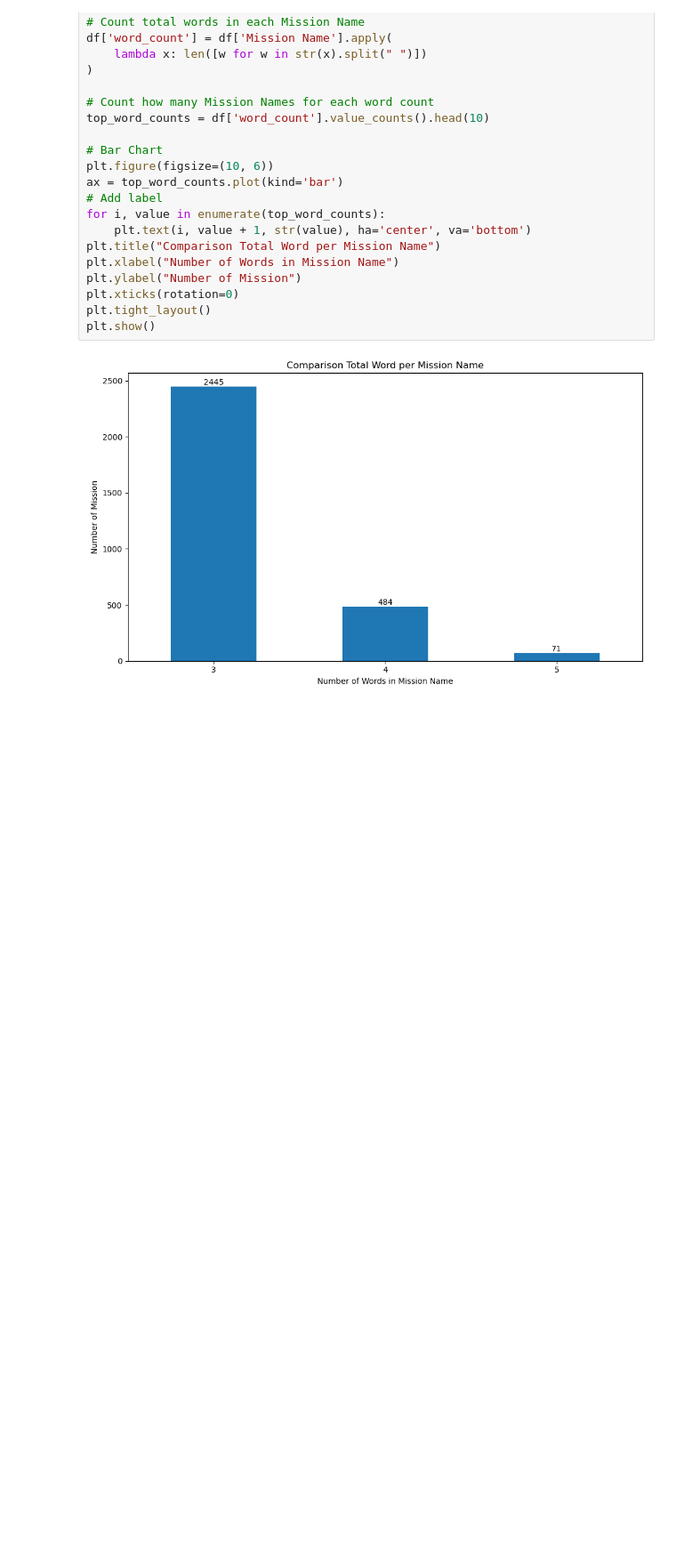
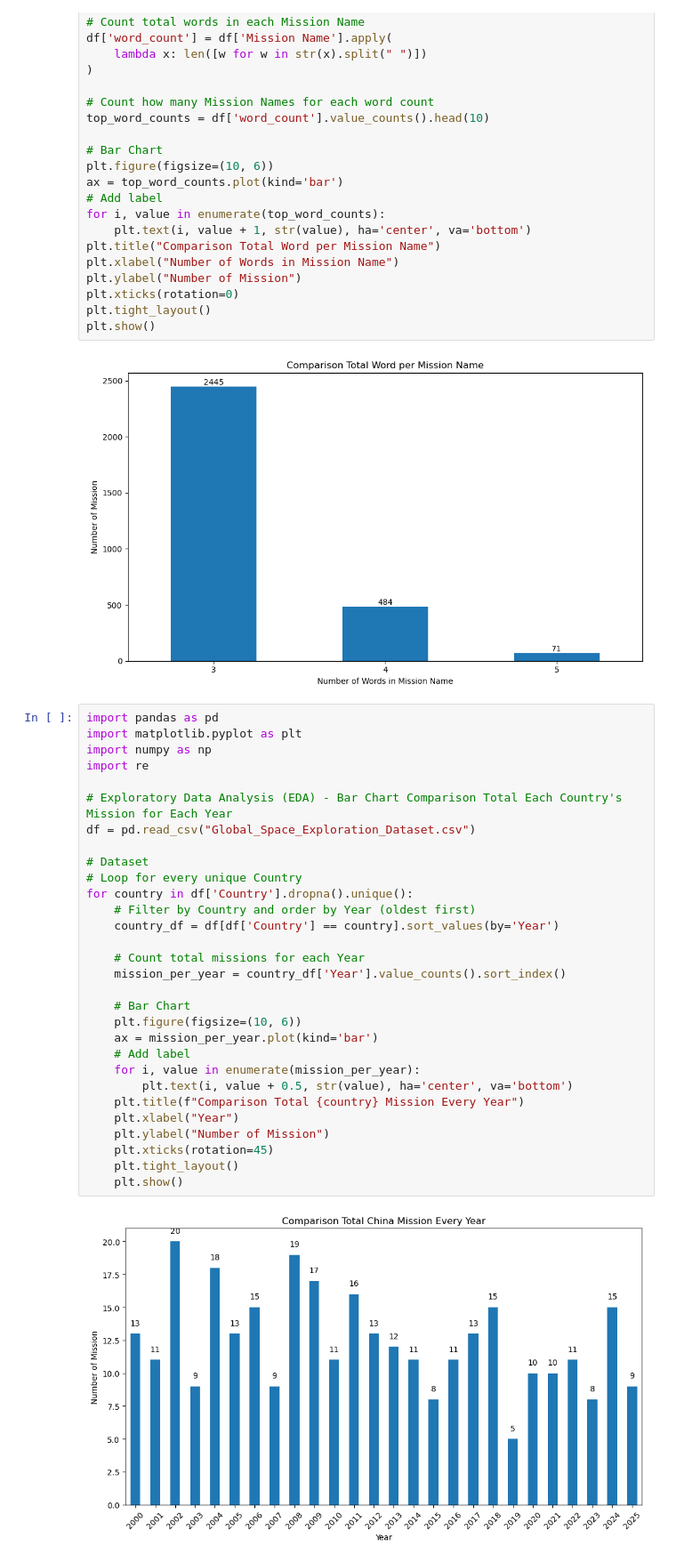
Before and after one commit to FlazeFy2/DS-Global-Space-Exploration, a Jupyter notebook: exploratory data analysis-bar.ipynb, the cells around one changed output. Shown at 89% size. Saved outputs shown, nothing was run; the diff lists cells and outputs as text; blank space fills up the shorter version.

Commit message:
[DS] Exploratory Data Analysis (EDA) - Bar Chart Comparison Total Each Country's Mission for Each Year

```diff
--- a/exploratory data analysis-bar.ipynb
+++ b/exploratory data analysis-bar.ipynb
@@ -172,3 +172,35 @@ plt.tight_layout()
 plt.show()
 # %% [output]
 [figure]
+# %%
+import pandas as pd
+import matplotlib.pyplot as plt
+import numpy as np
+import re
+
+# Exploratory Data Analysis (EDA) - Bar Chart Comparison Total Each Country's Mission for Each Year
+df = pd.read_csv("Global_Space_Exploration_Dataset.csv")
+
+# Dataset
+# Loop for every unique Country
+for country in df['Country'].dropna().unique():
+    # Filter by Country and order by Year (oldest first)
+    country_df = df[df['Country'] == country].sort_values(by='Year')
+
+    # Count total missions for each Year
+    mission_per_year = country_df['Year'].value_counts().sort_index()
+
+    # Bar Chart
+    plt.figure(figsize=(10, 6))
+    ax = mission_per_year.plot(kind='bar')
+    # Add label
+    for i, value in enumerate(mission_per_year):
+        plt.text(i, value + 0.5, str(value), ha='center', va='bottom')
+    plt.title(f"Comparison Total {country} Mission Every Year")
+    plt.xlabel("Year")
+    plt.ylabel("Number of Mission")
+    plt.xticks(rotation=45)
+    plt.tight_layout()
+    plt.show()
+# %% [output]
+[figure, added]
```
Also changed, not shown: parts of 1 cell of this notebook.
